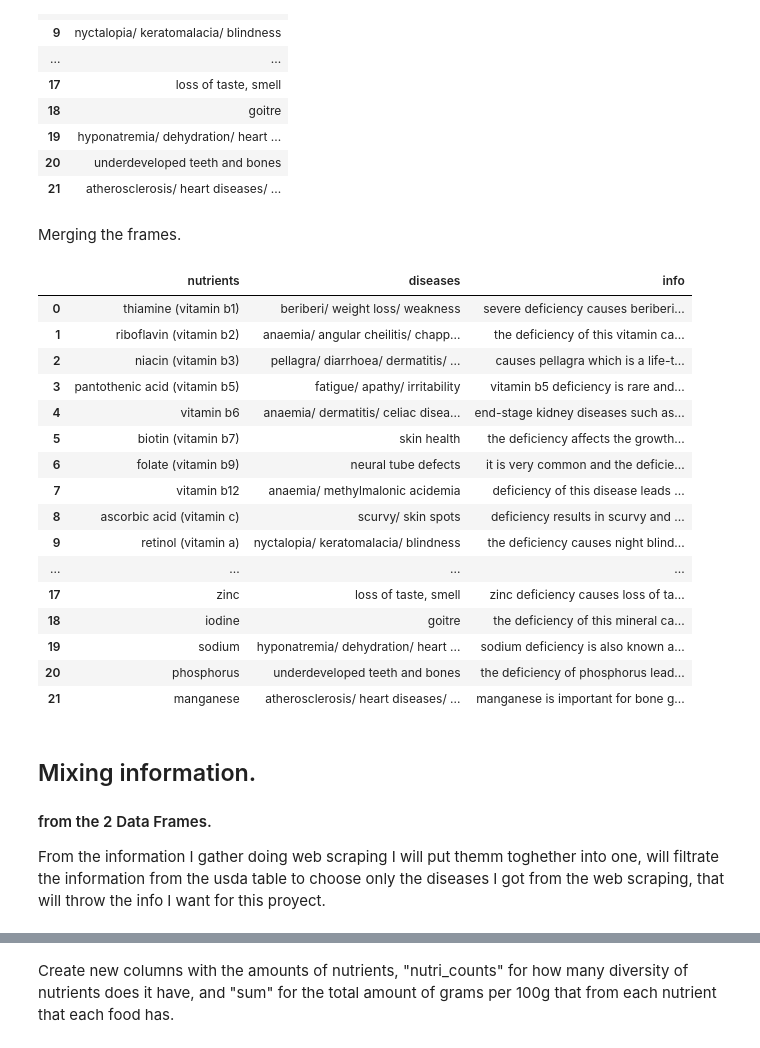
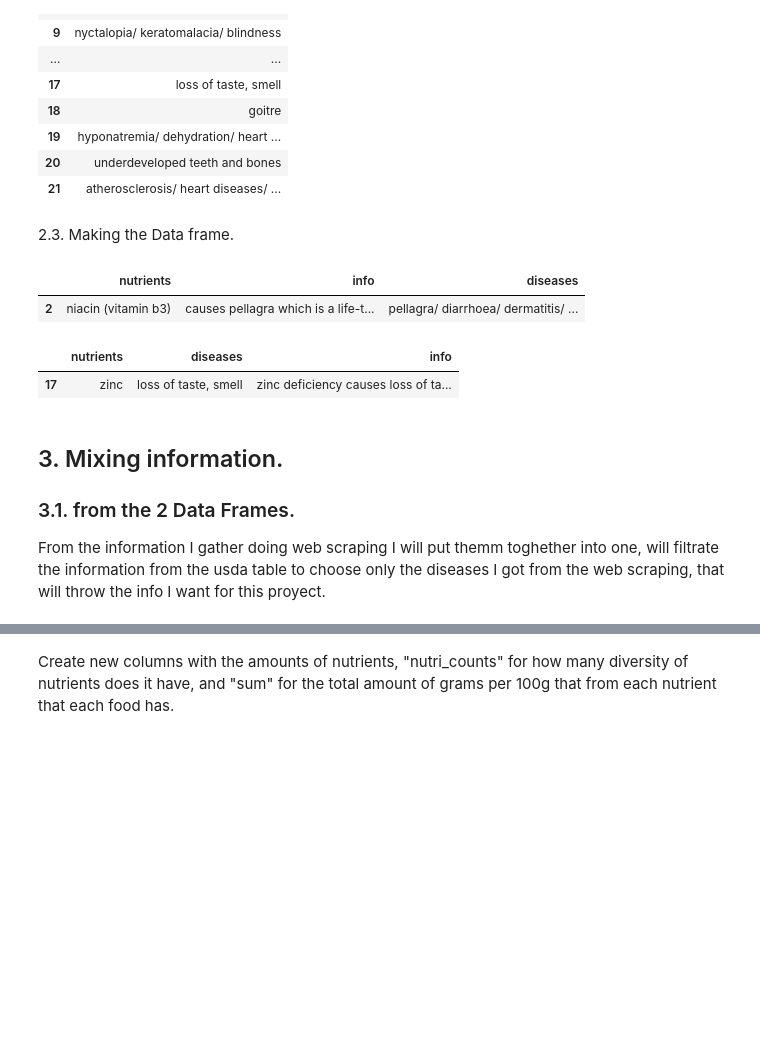
Before and after one commit to imalanz/PipeLine_proy2, a Jupyter notebook: analysis.ipynb, the cells around one changed output, grey strips where cells are left out. Cells and saved outputs as stored; diff of their text form; code cells hidden in the pictures; blank space fills up the shorter version.

```diff
--- a/analysis.ipynb
+++ b/analysis.ipynb
@@ -323,33 +315,23 @@ enf
 | 19 | hyponatremia/ dehydration/ heart ... |
 | 20 | underdeveloped teeth and bones |
 | 21 | atherosclerosis/ heart diseases/ ... |
-# %% [markdown]
-Merging the frames.
+# %% [markdown]
+2.3. Making the Data frame.
+# %%
+x = pd.concat([df, enf], axis=1)
+x.sample()
+# %% [output]
+|  | nutrients | info | diseases |
+| 2 | niacin (vitamin b3) | causes pellagra which is a life-t... | pellagra/ diarrhoea/ dermatitis/ ... |
 # %%
-disess = ex.df_concat (df, enf)
-disess = disess.reindex(columns = ['nutrients','diseases','info'])
-disess
+disess = x.reindex(columns = ['nutrients','diseases','info'])
+disess.sample()
 # %% [output]
 |  | nutrients | diseases | info |
-| 0 | thiamine (vitamin b1) | beriberi/ weight loss/ weakness | severe deficiency causes beriberi... |
-| 1 | riboflavin (vitamin b2) | anaemia/ angular cheilitis/ chapp... | the deficiency of this vitamin ca... |
-| 2 | niacin (vitamin b3) | pellagra/ diarrhoea/ dermatitis/ ... | causes pellagra which is a life-t... |
-| 3 | pantothenic acid (vitamin b5) | fatigue/ apathy/ irritability | vitamin b5 deficiency is rare and... |
-| 4 | vitamin b6 | anaemia/ dermatitis/ celiac disea... | end-stage kidney diseases such as... |
-| 5 | biotin (vitamin b7) | skin health | the deficiency affects the growth... |
-| 6 | folate (vitamin b9) | neural tube defects | it is very common and the deficie... |
-| 7 | vitamin b12 | anaemia/ methylmalonic acidemia | deficiency of this disease leads ... |
-| 8 | ascorbic acid (vitamin c) | scurvy/ skin spots | deficiency results in scurvy and ... |
-| 9 | retinol (vitamin a) | nyctalopia/ keratomalacia/ blindness | the deficiency causes night blind... |
-| ... | ... | ... | ... |
 | 17 | zinc | loss of taste, smell | zinc deficiency causes loss of ta... |
-| 18 | iodine | goitre | the deficiency of this mineral ca... |
-| 19 | sodium | hyponatremia/ dehydration/ heart ... | sodium deficiency is also known a... |
-| 20 | phosphorus | underdeveloped teeth and bones | the deficiency of phosphorus lead... |
-| 21 | manganese | atherosclerosis/ heart diseases/ ... | manganese is important for bone g... |
 # %% [markdown]
-## Mixing information.
-#### from the 2 Data Frames.
+## 3. Mixing information.
+### 3.1. from the 2 Data Frames.
 From the information I gather doing web scraping I will put themm toghether into one, will filtrate the information from the usda table to choose only the diseases I got from the web scraping, that will throw the info I want for this proyect.
 # %%
 usda = (usda.loc[(usda['nutrient'] == "thiamine") | (usda['nutrient'] == "riboflavin") | (usda['nutrient'] == "niacin") | (usda['nutrient'] == "pantothenic") | (usda['nutrient'] == "vitamin b6") | (usda['nutrient'] == "biotin") | (usda['nutrient'] == "folate") | (usda['nutrient'] == "vitamin b12") | (usda['nutrient'] == "ascorbic acid") | (usda['nutrient'] == "retinol") | (usda['nutrient'] == "calciferol") | (usda['nutrient'] == "phylloquinone") | (usda['nutrient'] == "tocopherol") | (usda['nutrient'] == "calcium") | (usda['nutrient'] == "iron") | (usda['nutrient'] == "magnesium") | (usda['nutrient'] == "potassium") | (usda['nutrient'] == "zinc") | (usda['nutrient'] == "iodine") | (usda['nutrient'] == "sodium") | (usda['nutrient'] == "phosphorus") | (usda['nutrient'] == "manganese")])
```
Also changed, not shown: parts of 25 cells of this notebook, 1 other file.
